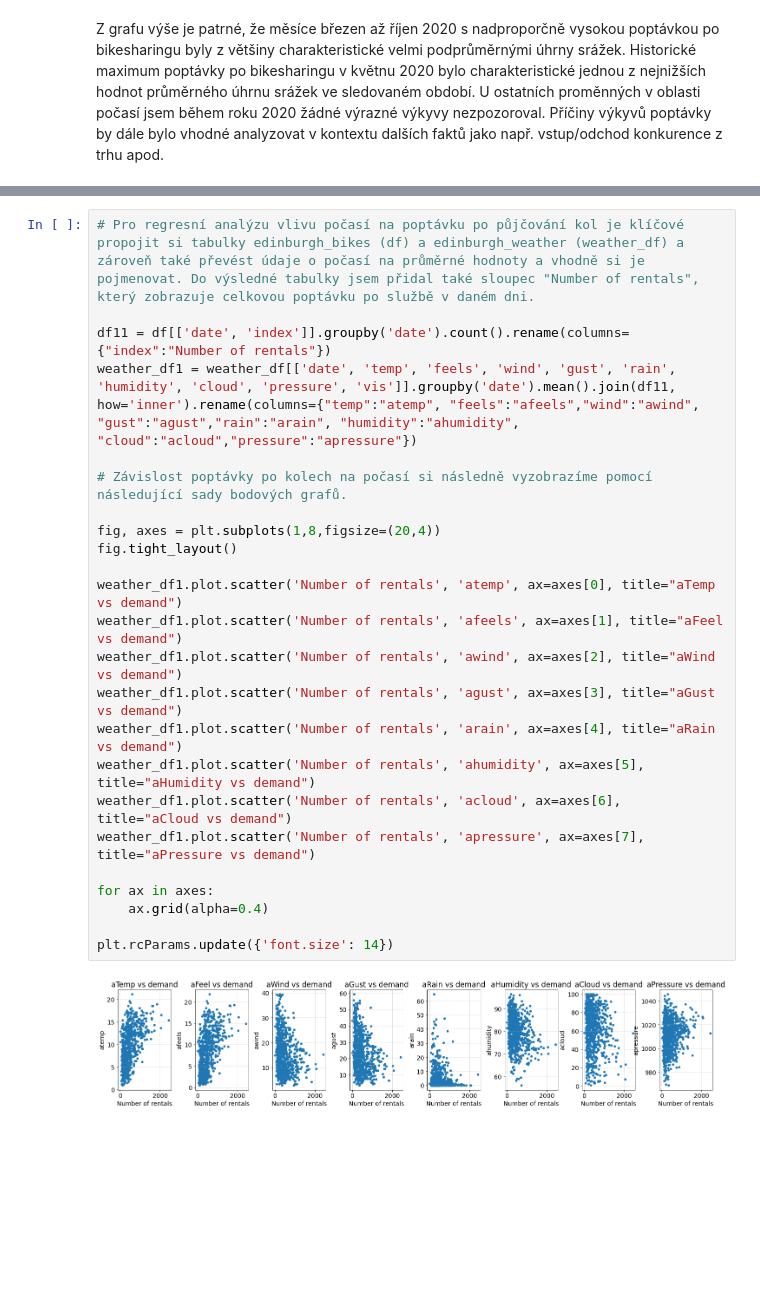
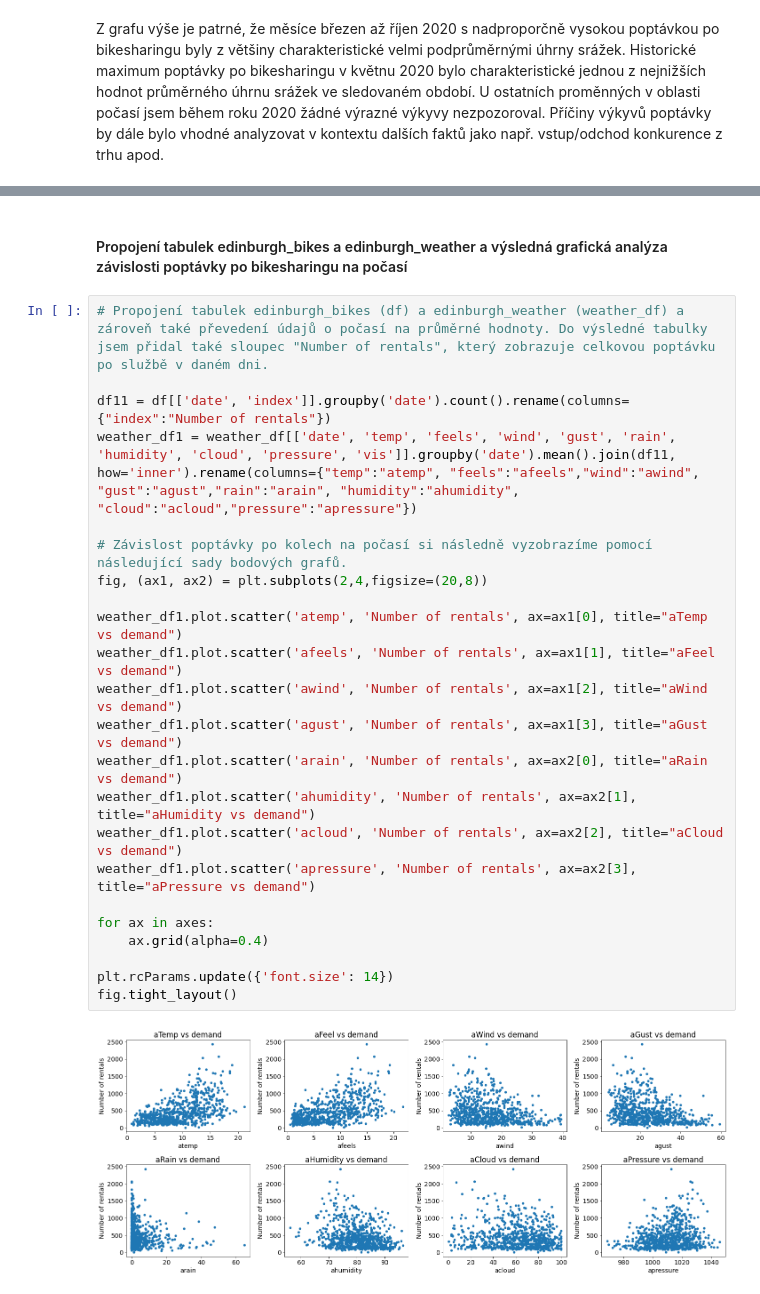
Before and after one commit to MartinHans1/Python-Edinburgh-bike-sharing-case-study, a Jupyter notebook: Python_projekt.ipynb, the cells around one changed output, grey strips where cells are left out. Drawn from its saved outputs; the diff is of its cells as text; blank space fills up the shorter version.

```diff
--- a/Python_projekt.ipynb
+++ b/Python_projekt.ipynb
@@ -417,29 +451,30 @@ memory usage: 346.6+ KB
 | 5 | 2022-01-19 15:00:00 | 17 | 17 | 14 | 21 | 0 | 83 | 97 | 1021 | Excellent | 2018-09-01 |
 | 6 | 2022-01-19 18:00:00 | 16 | 16 | 12 | 19 | 0 | 88 | 98 | 1022 | Excellent | 2018-09-01 |
 | 7 | 2022-01-19 21:00:00 | 14 | 14 | 11 | 19 | 0 | 94 | 52 | 1022 | Excellent | 2018-09-01 |
+# %% [markdown]
+#### Propojení tabulek edinburgh_bikes a edinburgh_weather a výsledná grafická analýza závislosti poptávky po bikesharingu na počasí
 # %%
-# Pro regresní analýzu vlivu počasí na poptávku po půjčování kol je klíčové propojit si tabulky edinburgh_bikes (df) a edinburgh_weather (weather_df) a zároveň také převést údaje o počasí na průměrné hodnoty a vhodně si je pojmenovat. Do výsledné tabulky jsem přidal také sloupec "Number of rentals", který zobrazuje celkovou poptávku po službě v daném dni.
+# Propojení tabulek edinburgh_bikes (df) a edinburgh_weather (weather_df) a zároveň také převedení údajů o počasí na průměrné hodnoty. Do výsledné tabulky jsem přidal také sloupec "Number of rentals", který zobrazuje celkovou poptávku po službě v daném dni.
 
 df11 = df[['date', 'index']].groupby('date').count().rename(columns={"index":"Number of rentals"})
 weather_df1 = weather_df[['date', 'temp', 'feels', 'wind', 'gust', 'rain', 'humidity', 'cloud', 'pressure', 'vis']].groupby('date').mean().join(df11, how='inner').rename(columns={"temp":"atemp", "feels":"afeels","wind":"awind", "gust":"agust","rain":"arain", "humidity":"ahumidity", "cloud":"acloud","pressure":"apressure"})
 
 # Závislost poptávky po kolech na počasí si následně vyzobrazíme pomocí následující sady bodových grafů.
+fig, (ax1, ax2) = plt.subplots(2,4,figsize=(20,8))
 
-fig, axes = plt.subplots(1,8,figsize=(20,4))
-fig.tight_layout()
-
-weather_df1.plot.scatter('Number of rentals', 'atemp', ax=axes[0], title="aTemp vs demand")
-weather_df1.plot.scatter('Number of rentals', 'afeels', ax=axes[1], title="aFeel vs demand")
-weather_df1.plot.scatter('Number of rentals', 'awind', ax=axes[2], title="aWind vs demand")
-weather_df1.plot.scatter('Number of rentals', 'agust', ax=axes[3], title="aGust vs demand")
-weather_df1.plot.scatter('Number of rentals', 'arain', ax=axes[4], title="aRain vs demand")
-weather_df1.plot.scatter('Number of rentals', 'ahumidity', ax=axes[5], title="aHumidity vs demand")
-weather_df1.plot.scatter('Number of rentals', 'acloud', ax=axes[6], title="aCloud vs demand")
-weather_df1.plot.scatter('Number of rentals', 'apressure', ax=axes[7], title="aPressure vs demand")
+weather_df1.plot.scatter('atemp', 'Number of rentals', ax=ax1[0], title="aTemp vs demand")
+weather_df1.plot.scatter('afeels', 'Number of rentals', ax=ax1[1], title="aFeel vs demand")
+weather_df1.plot.scatter('awind', 'Number of rentals', ax=ax1[2], title="aWind vs demand")
+weather_df1.plot.scatter('agust', 'Number of rentals', ax=ax1[3], title="aGust vs demand")
+weather_df1.plot.scatter('arain', 'Number of rentals', ax=ax2[0], title="aRain vs demand")
+weather_df1.plot.scatter('ahumidity', 'Number of rentals', ax=ax2[1], title="aHumidity vs demand")
+weather_df1.plot.scatter('acloud', 'Number of rentals', ax=ax2[2], title="aCloud vs demand")
+weather_df1.plot.scatter('apressure', 'Number of rentals', ax=ax2[3], title="aPressure vs demand")
 
 for ax in axes:
     ax.grid(alpha=0.4)
 
 plt.rcParams.update({'font.size': 14})
+fig.tight_layout()
 # %% [output]
-[figure, old version]
+[figure, new version]
```
Also changed, not shown: parts of 65 cells of this notebook.
